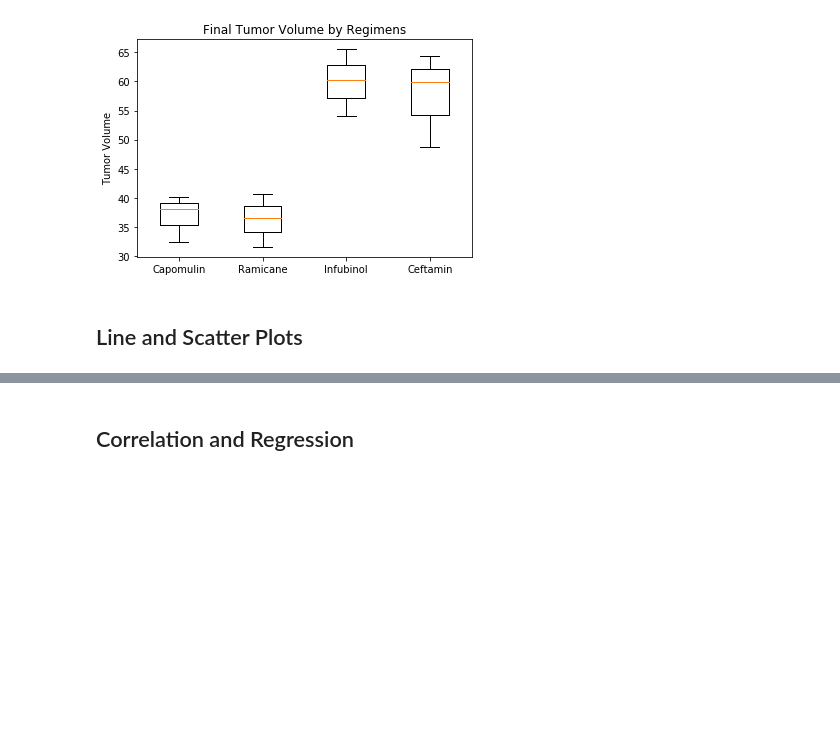
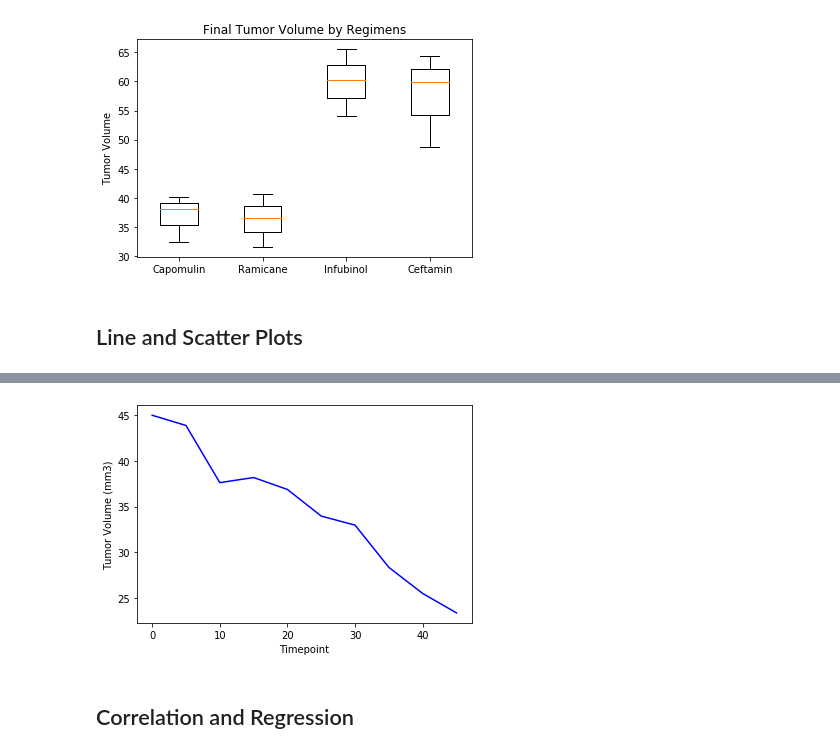
Before and after one commit to SakiSugio/Matplotlib, a Jupyter notebook: pymaceuticals.ipynb, the cells around one changed output, grey strips where cells are left out. Saved outputs shown, nothing was run; the diff lists cells and outputs as text; code cells hidden in the pictures; blank space fills up the shorter version.

```diff
--- a/pymaceuticals.ipynb
+++ b/pymaceuticals.ipynb
@@ -330,3 +330,7 @@ plt.show()
 ## Line and Scatter Plots
 # %%
 # Generate a line plot of time point versus tumor volume for a mouse treated with Capomulin
+
+# Select a mouse that was treated with Capomulin
+capomulin_mouse = clean_data.loc[clean_data["Mouse ID"] == "s185"]
+capomulin_mouse
@@ -333,3 +349,17 @@ plt.show()
+# %%
+# Plot the line chart
+x = capomulin_mouse["Timepoint"]
+y = capomulin_mouse["Tumor Volume (mm3)"]
+
+
+timepoint, = plt.plot(x, y, color="blue", label="World Average" )
+plt.xlabel("Timepoint")
+plt.ylabel("Tumor Volume (mm3)")
+
+# Show the chart
+plt.show()
+# %% [output]
+[figure, added]
 # %%
 # Generate a scatter plot of mouse weight versus average tumor volume for the Capomulin regimen
 # %% [markdown]
```
Also changed, not shown: parts of 1 cell of this notebook.
